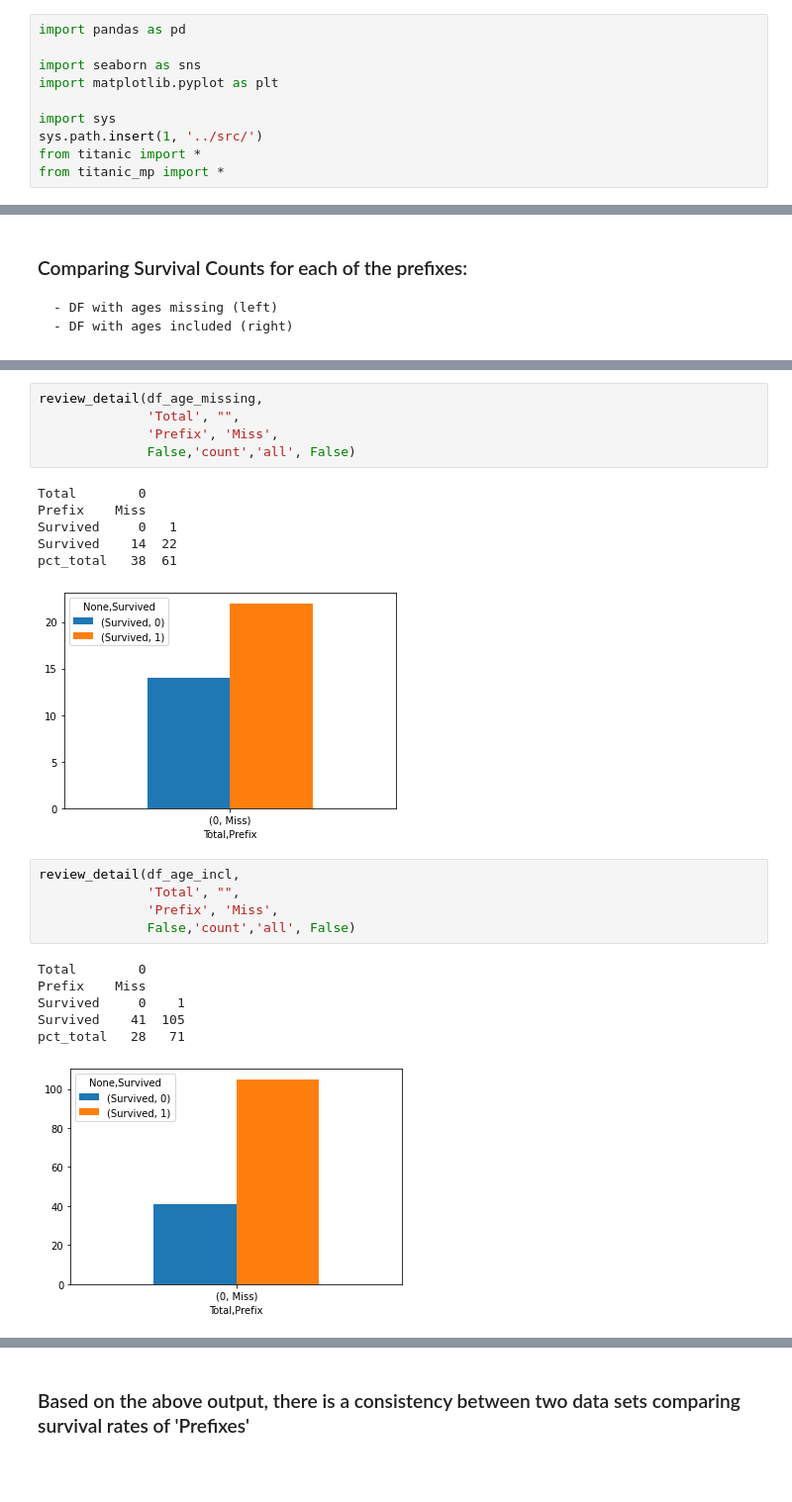
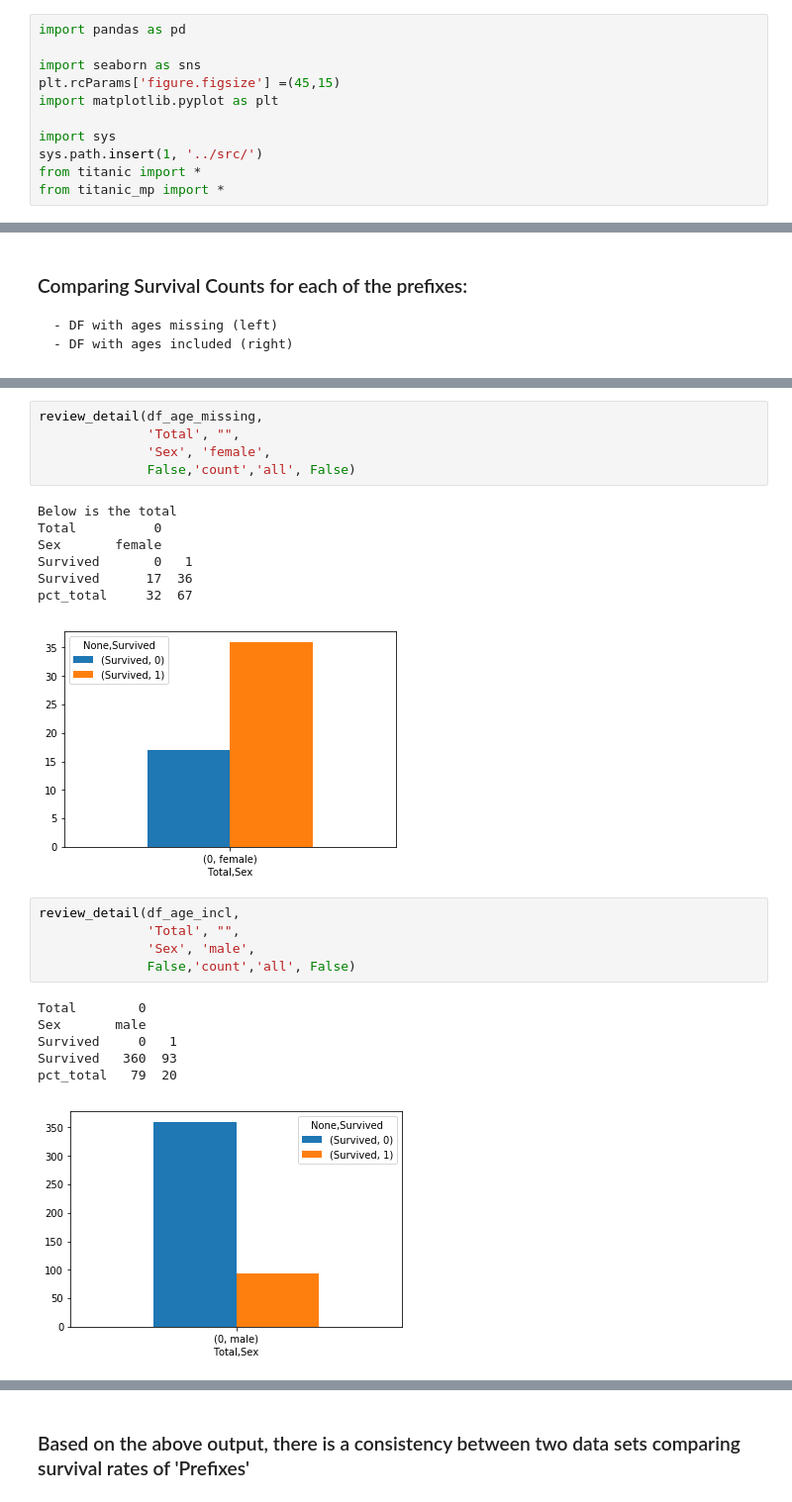
Before and after one commit to mdpurvis/kaggle_competitions, a Jupyter notebook: titanic/notebooks/01 Data Due Diligence.ipynb, the cells around one changed output, grey strips where cells are left out. Shown at 99% size. Drawn from its saved outputs; the diff is of its cells as text; blank space fills up the shorter version.

```diff
--- a/titanic/notebooks/01 Data Due Diligence.ipynb
+++ b/titanic/notebooks/01 Data Due Diligence.ipynb
@@ -2,6 +2,7 @@
 import pandas as pd
 
 import seaborn as sns
+plt.rcParams['figure.figsize'] =(45,15)
 import matplotlib.pyplot as plt
 
 import sys
@@ -310,24 +311,25 @@ pct_total   83  16
 # %%
 review_detail(df_age_missing,
               'Total', "",
-              'Prefix', 'Miss',
+              'Sex', 'female',
               False,'count','all', False)
 # %% [output]
-Total        0
-Prefix    Miss
-Survived     0   1
-Survived    14  22
-pct_total   38  61
+Below is the total
+Total          0
+Sex       female
+Survived       0   1
+Survived      17  36
+pct_total     32  67
-[figure, old version]
+[figure, new version]
 # %%
 review_detail(df_age_incl,
               'Total', "",
-              'Prefix', 'Miss',
+              'Sex', 'male',
               False,'count','all', False)
 # %% [output]
 Total        0
-Prefix    Miss
-Survived     0    1
-Survived    41  105
-pct_total   28   71
+Sex       male
+Survived     0   1
+Survived   360  93
+pct_total   79  20
-[figure, old version]
+[figure, new version]
```
Also changed, not shown: parts of 21 cells of this notebook.
